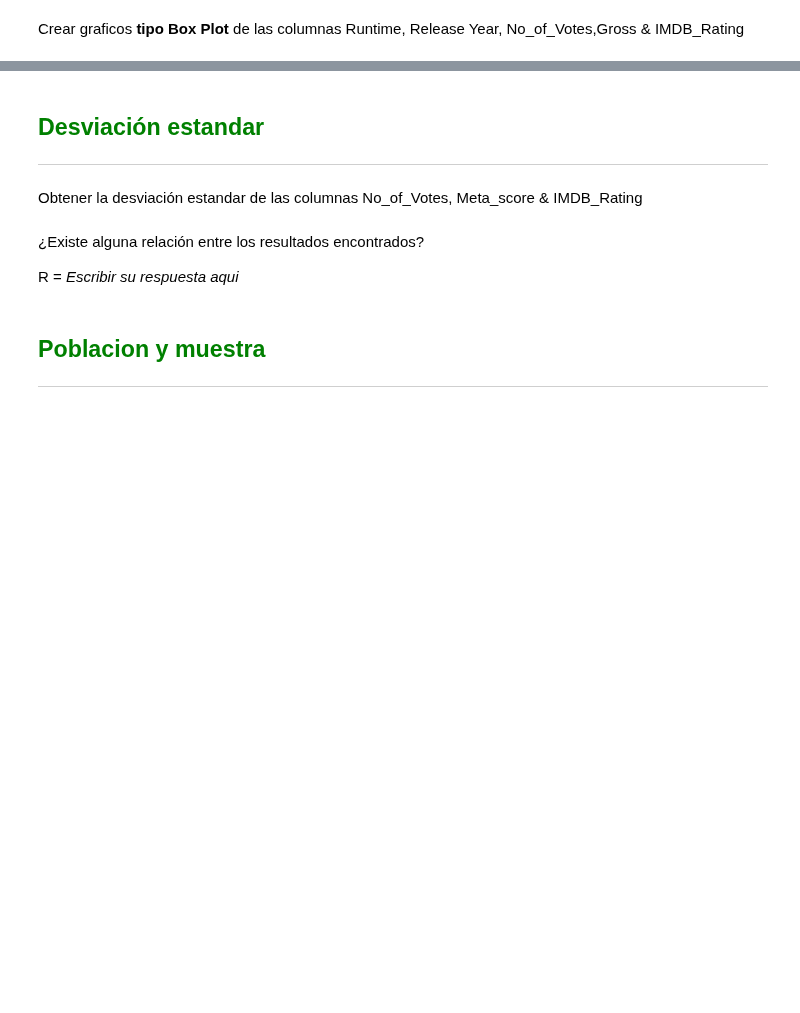
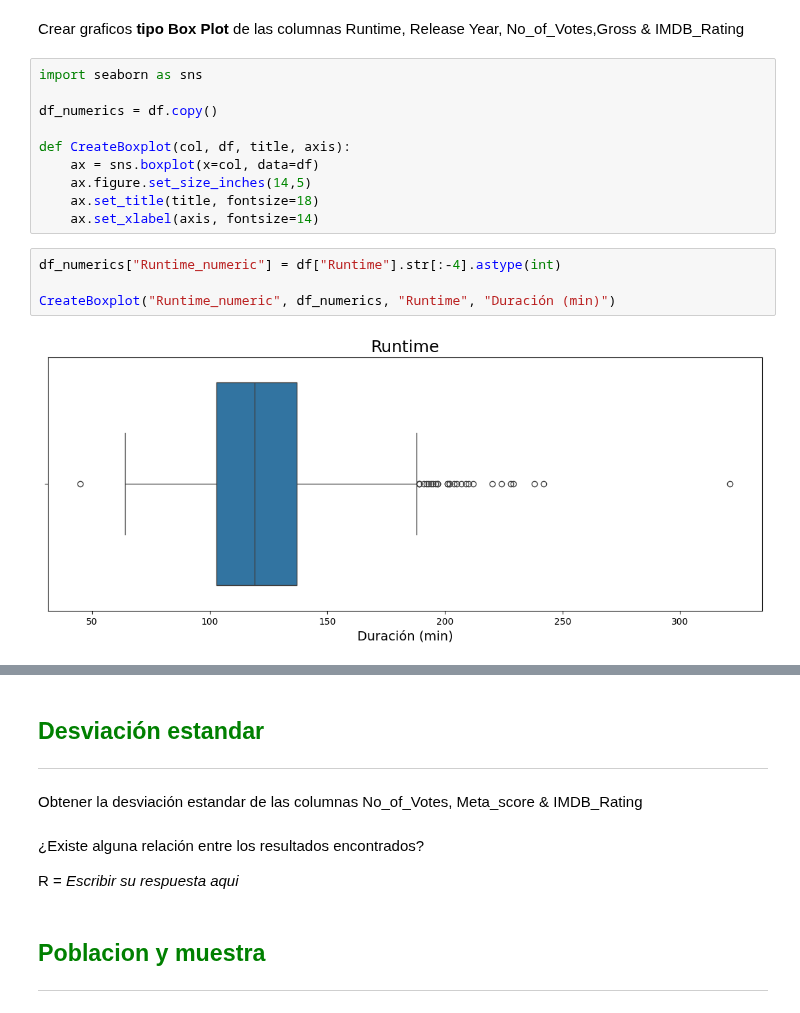
Before and after one commit to mitsiu-carreno/data_science_content, a Jupyter notebook: 2_sem/met_num_2/s13_final_project.ipynb, the cells around one changed output, grey strips where cells are left out. Cells and saved outputs as stored; diff of their text form; blank space fills up the shorter version.

Commit message:
met_num exam add quartiles and boxplot

```diff
--- a/2_sem/met_num_2/s13_final_project.ipynb
+++ b/2_sem/met_num_2/s13_final_project.ipynb
@@ -289,2 +330,18 @@ Crear los cuartiles de las columnas Runtime, Release Year, No_of_Votes,Gross & I
 # %% [markdown]
 Crear graficos **tipo Box Plot** de las columnas Runtime, Release Year, No_of_Votes,Gross & IMDB_Rating
+# %%
+import seaborn as sns
+
+df_numerics = df.copy()
+
+def CreateBoxplot(col, df, title, axis):
+    ax = sns.boxplot(x=col, data=df)
+    ax.figure.set_size_inches(14,5)
+    ax.set_title(title, fontsize=18)
+    ax.set_xlabel(axis, fontsize=14)
+# %%
+df_numerics["Runtime_numeric"] = df["Runtime"].str[:-4].astype(int)
+
+CreateBoxplot("Runtime_numeric", df_numerics, "Runtime", "Duración (min)")
+# %% [output]
+[figure, added]
```
Also changed, not shown: parts of 11 cells of this notebook, 1 other file.
